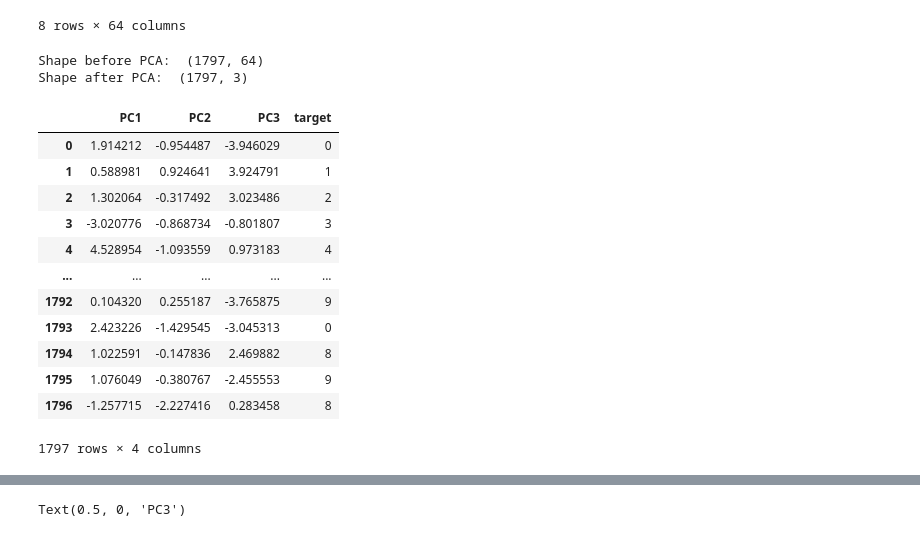
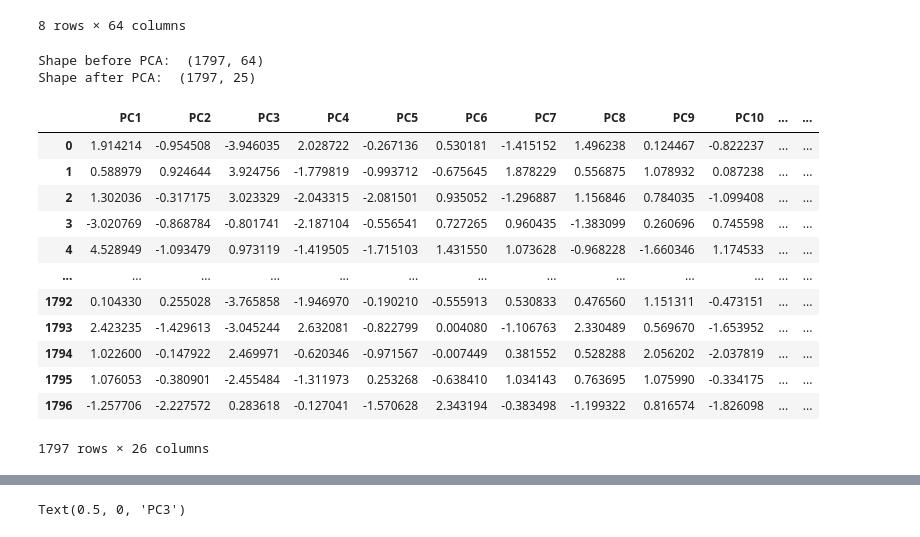
Before and after one commit to rpazos98/intro_ia, a Jupyter notebook: tp_integrador_enunciado/tp_integrador Rodrigo Pazos.ipynb, the cells around one changed output, grey strips where cells are left out. Cells and saved outputs as stored; diff of their text form; code cells hidden in the pictures.

```diff
--- a/tp_integrador_enunciado/tp_integrador Rodrigo Pazos.ipynb
+++ b/tp_integrador_enunciado/tp_integrador Rodrigo Pazos.ipynb
@@ -382,36 +389,38 @@ X_digits_scaled.describe()
 | max | 0.0 | 8.485857e+00 | 2.271002e+00 | 9.803428e-01 | 9.686727e-01 | 1.803783e+00 | 4.402524 | 1.433847e+01 | 2.117340e+01 | 4.383391e+00 | ... | ... |
 8 rows × 64 columns
 # %%
-pca = PCA(n_components=3)
+components = 25
+
+pca = PCA(n_components=components)
 
 pca_features = pca.fit_transform(X_digits_scaled)
 
 print('Shape before PCA: ', X_digits_scaled.shape)
 print('Shape after PCA: ', pca_features.shape)
 
 pca_df = pd.DataFrame(
     data=pca_features,
-    columns=['PC1', 'PC2', 'PC3'])
+    columns=[f'PC{i + 1}' for i in range(components)])
 
 pca_df['target'] = y_digits
 
 pca_df
 # %% [output]
 Shape before PCA:  (1797, 64)
-Shape after PCA:  (1797, 3)
+Shape after PCA:  (1797, 25)
-|  | PC1 | PC2 | PC3 | target |
-| 0 | 1.914212 | -0.954487 | -3.946029 | 0 |
-| 1 | 0.588981 | 0.924641 | 3.924791 | 1 |
-| 2 | 1.302064 | -0.317492 | 3.023486 | 2 |
-| 3 | -3.020776 | -0.868734 | -0.801807 | 3 |
-| 4 | 4.528954 | -1.093559 | 0.973183 | 4 |
-| ... | ... | ... | ... | ... |
-| 1792 | 0.104320 | 0.255187 | -3.765875 | 9 |
-| 1793 | 2.423226 | -1.429545 | -3.045313 | 0 |
-| 1794 | 1.022591 | -0.147836 | 2.469882 | 8 |
-| 1795 | 1.076049 | -0.380767 | -2.455553 | 9 |
-| 1796 | -1.257715 | -2.227416 | 0.283458 | 8 |
+|  | PC1 | PC2 | PC3 | PC4 | PC5 | PC6 | PC7 | PC8 | PC9 | PC10 | ... | ... |
+| 0 | 1.914214 | -0.954508 | -3.946035 | 2.028722 | -0.267136 | 0.530181 | -1.415152 | 1.496238 | 0.124467 | -0.822237 | ... | ... |
+| 1 | 0.588979 | 0.924644 | 3.924756 | -1.779819 | -0.993712 | -0.675645 | 1.878229 | 0.556875 | 1.078932 | 0.087238 | ... | ... |
+| 2 | 1.302036 | -0.317175 | 3.023329 | -2.043315 | -2.081501 | 0.935052 | -1.296887 | 1.156846 | 0.784035 | -1.099408 | ... | ... |
+| 3 | -3.020769 | -0.868784 | -0.801741 | -2.187104 | -0.556541 | 0.727265 | 0.960435 | -1.383099 | 0.260696 | 0.745598 | ... | ... |
+| 4 | 4.528949 | -1.093479 | 0.973119 | -1.419505 | -1.715103 | 1.431550 | 1.073628 | -0.968228 | -1.660346 | 1.174533 | ... | ... |
+| ... | ... | ... | ... | ... | ... | ... | ... | ... | ... | ... | ... | ... |
+| 1792 | 0.104330 | 0.255028 | -3.765858 | -1.946970 | -0.190210 | -0.555913 | 0.530833 | 0.476560 | 1.151311 | -0.473151 | ... | ... |
+| 1793 | 2.423235 | -1.429613 | -3.045244 | 2.632081 | -0.822799 | 0.004080 | -1.106763 | 2.330489 | 0.569670 | -1.653952 | ... | ... |
+| 1794 | 1.022600 | -0.147922 | 2.469971 | -0.620346 | -0.971567 | -0.007449 | 0.381552 | 0.528288 | 2.056202 | -2.037819 | ... | ... |
+| 1795 | 1.076053 | -0.380901 | -2.455484 | -1.311973 | 0.253268 | -0.638410 | 1.034143 | 0.763695 | 1.075990 | -0.334175 | ... | ... |
+| 1796 | -1.257706 | -2.227572 | 0.283618 | -0.127041 | -1.570628 | 2.343194 | -0.383498 | -1.199322 | 0.816574 | -1.826098 | ... | ... |
-1797 rows × 4 columns
+1797 rows × 26 columns
 # %%
 sns.set()
 
```
Also changed, not shown: parts of 14 cells of this notebook, 3 other files.
